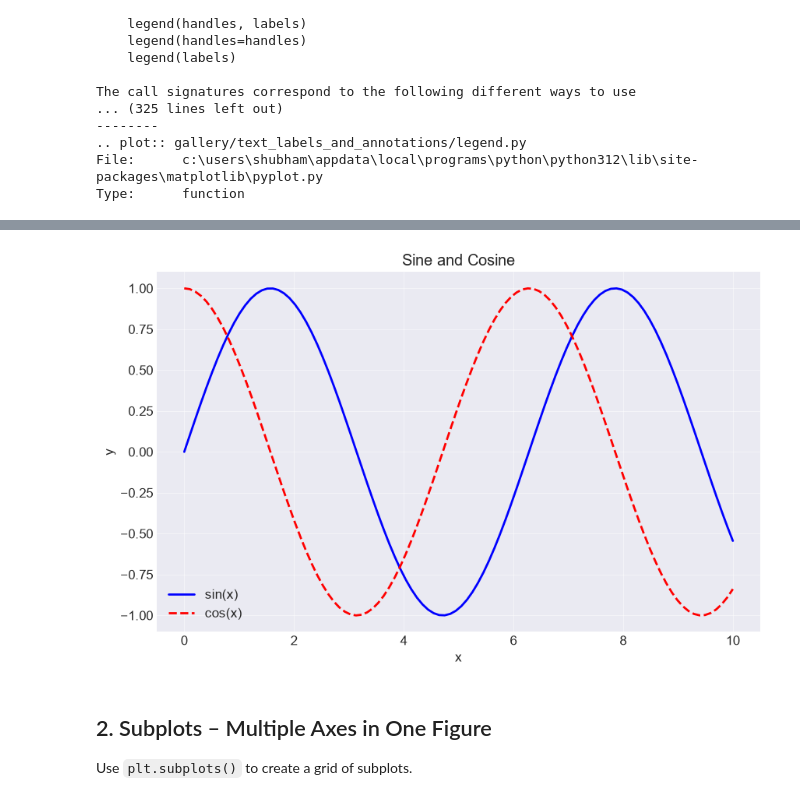
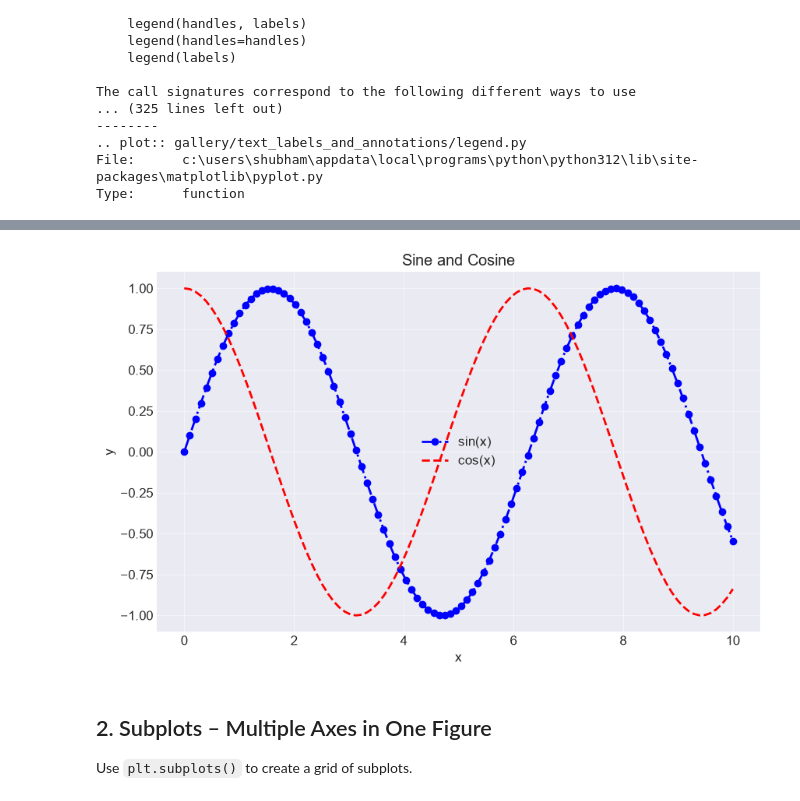
Before and after one commit to shubhamwaghmare108/B07_Python, a Jupyter notebook: MatplotlibHandbook.ipynb, the cells around one changed output, grey strips where cells are left out. Drawn from its saved outputs; the diff is of its cells as text; code cells hidden in the pictures.

```diff
--- a/MatplotlibHandbook.ipynb
+++ b/MatplotlibHandbook.ipynb
@@ -19,10 +60,11 @@ import matplotlib as mpl
 from mpl_toolkits.mplot3d import Axes3D
 
 # Set style and defaults
-plt.style.use('seaborn-v0_8-darkgrid')
+plt.style.use('seaborn-v0_8-whitegrid')
 mpl.rcParams['figure.figsize'] = (10, 6)
 mpl.rcParams['font.size'] = 12
 mpl.rcParams['lines.linewidth'] = 2
+mpl.rcParams['grid.color'] = 'yellow'
 
 # For Jupyter notebook inline display
 %matplotlib inline
@@ -68,17 +207,17 @@ Type:      function
 # %%
 # Multiple lines on same plot
 y2 = np.cos(x)
 
-plt.plot(x, y, label='sin(x)', color='blue', linestyle='-', linewidth=2)
+plt.plot(x, y, label='sin(x)', color='blue', linestyle='-.', linewidth=2,marker = 'o')
 plt.plot(x, y2, label='cos(x)', color='red', linestyle='--', linewidth=2)
 plt.xlabel('x')
 plt.ylabel('y')
 plt.title('Sine and Cosine')
-plt.legend(loc=3)
+plt.legend(loc='center')
 plt.grid(True, alpha=0.5)
 plt.show()
 # %% [output]
-[figure, old version]
+[figure, new version]
 # %% [markdown]
 ## 2. Subplots – Multiple Axes in One Figure
 
```
Also changed, not shown: parts of 16 cells of this notebook, 6 other files.
